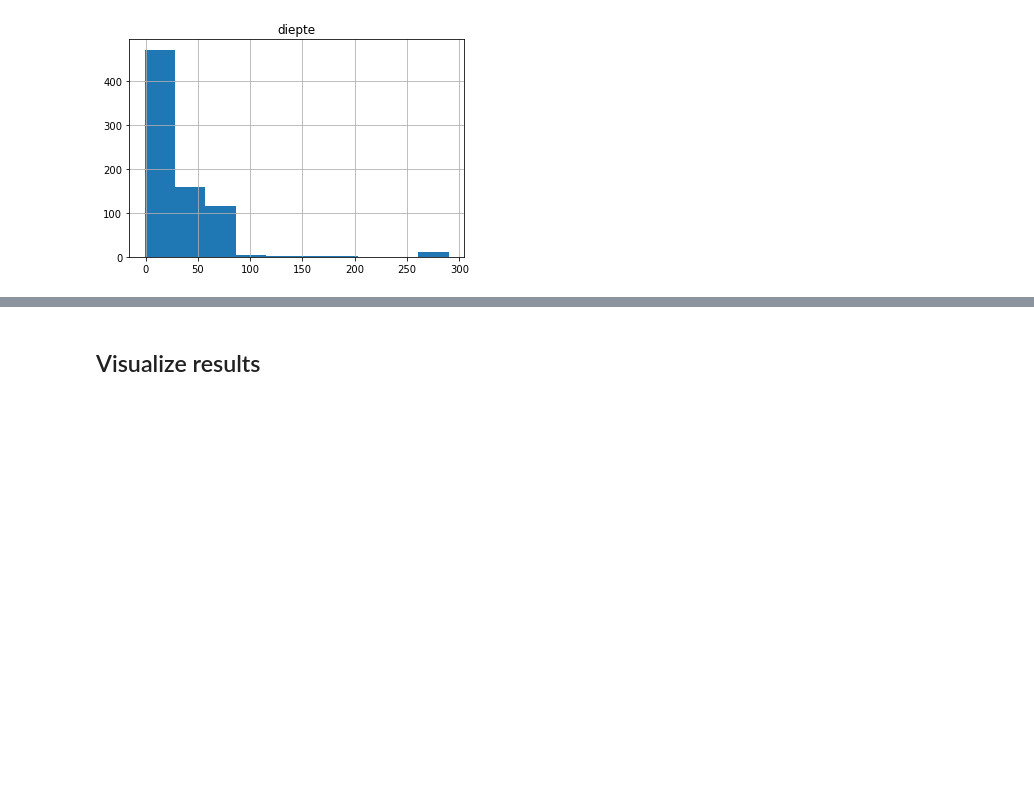
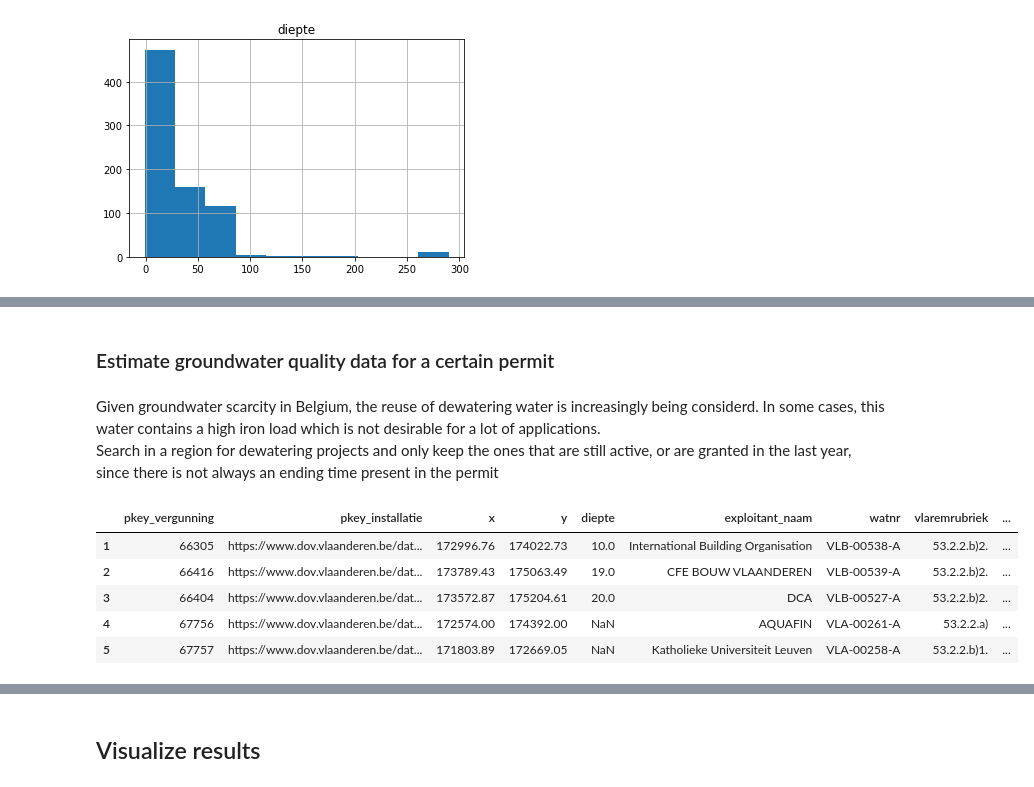
Before and after one commit to DOV-Vlaanderen/pydov, a Jupyter notebook: docs/notebooks/search_gw_permits.ipynb, the cells around one changed output, grey strips where cells are left out. Drawn from its saved outputs; the diff is of its cells as text; code cells hidden in the pictures; blank space fills up the shorter version.

Commit message:
add search for gw permits and water quality

```diff
--- a/docs/notebooks/search_gw_permits.ipynb
+++ b/docs/notebooks/search_gw_permits.ipynb
@@ -272,0 +219,41 @@ df.head()
+# %% [markdown]
+### Estimate groundwater quality data for a certain permit
+# %% [markdown]
+Given groundwater scarcity in Belgium, the reuse of dewatering water is increasingly being considerd. In some cases, this water contains a high iron load which is not desirable for a lot of applications.
+Search in a region for dewatering projects and only keep the ones that are still active, or are granted in the last year, since there is not always an ending time present in the permit
+# %%
+from pydov.util.location import Within, Box
+import pandas as pd
+
+# get data
+df = gwv.search(location=Within(Box(170000, 172000, 176000, 176000)))
+
+# convert date object column to datetime
+# fillna
+df.van_datum_termijn.fillna('2000-01-01')
+df.tot_datum_termijn.fillna('2000-01-01')
+# reset extreme date of 2999 to 2100
+df['van_datum_termijn'] = df['van_datum_termijn'].astype(str).replace({'2999': '2100'}, regex=True)
+df['tot_datum_termijn'] = df['tot_datum_termijn'].astype(str).replace({'2999': '2100'}, regex=True)
+df.van_datum_termijn = pd.to_datetime(df.van_datum_termijn.astype(str))
+df.tot_datum_termijn = pd.to_datetime(df.tot_datum_termijn.astype(str))
+
+# create current date and historical date of interest
+cdate = pd.Timestamp('2020-09-20')
+hdate = pd.Timestamp('2019-09-20')
+
+# only select permits in relation to dewatering or drainage projects
+vlarem_dewatering = '53.2|53.3|53.4|53.5'
+
+df = df.loc[(df.vlaremrubriek.str.contains(vlarem_dewatering)) &
+            ((df.tot_datum_termijn > cdate) |
+             (df.van_datum_termijn > hdate))
+              , :]
+df.head()
+# %% [output]
+|  | pkey_vergunning | pkey_installatie | x | y | diepte | exploitant_naam | watnr | vlaremrubriek | ... |
+| 1 | 66305 | https://www.dov.vlaanderen.be/dat... | 172996.76 | 174022.73 | 10.0 | International Building Organisation | VLB-00538-A | 53.2.2.b)2. | ... |
+| 2 | 66416 | https://www.dov.vlaanderen.be/dat... | 173789.43 | 175063.49 | 19.0 | CFE BOUW VLAANDEREN | VLB-00539-A | 53.2.2.b)2. | ... |
+| 3 | 66404 | https://www.dov.vlaanderen.be/dat... | 173572.87 | 175204.61 | 20.0 | DCA | VLB-00527-A | 53.2.2.b)2. | ... |
+| 4 | 67756 | https://www.dov.vlaanderen.be/dat... | 172574.00 | 174392.00 | NaN | AQUAFIN | VLA-00261-A | 53.2.2.a) | ... |
+| 5 | 67757 | https://www.dov.vlaanderen.be/dat... | 171803.89 | 172669.05 | NaN | Katholieke Universiteit Leuven | VLA-00258-A | 53.2.2.b)1. | ... |
```
Also changed, not shown: parts of 18 cells of this notebook.
